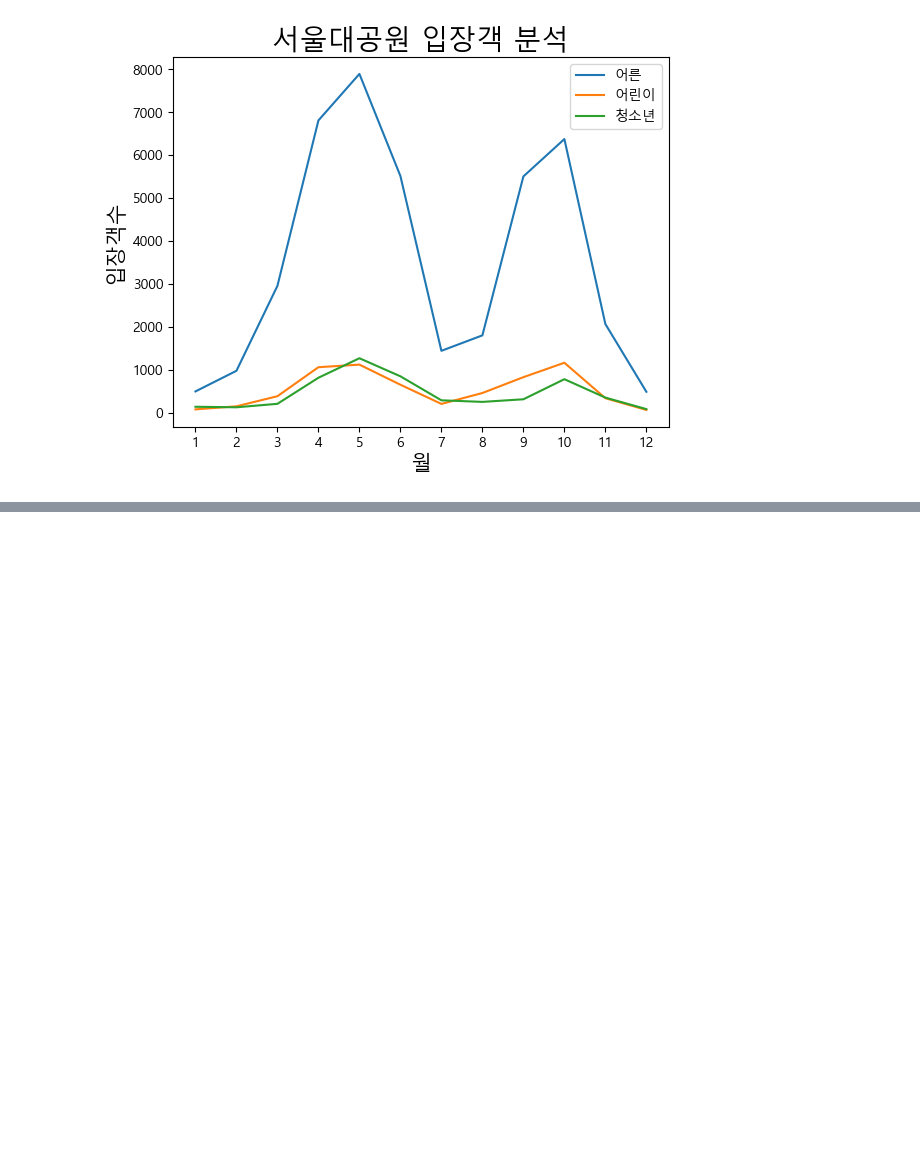
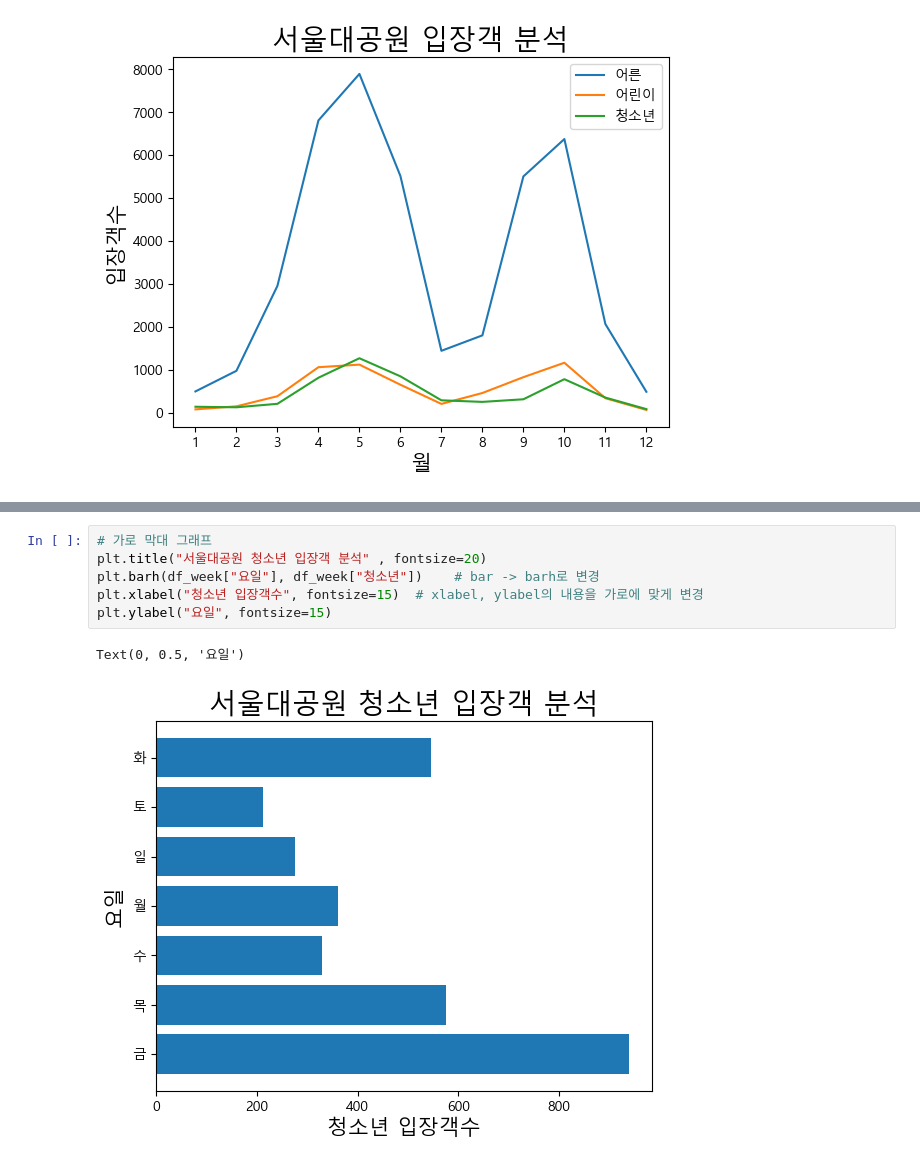
Before and after one commit to HOT8OY/SESAC_FullStackEducation, a Jupyter notebook: 12_pandas/data_visualization/2_선 그래프와 막대 그래프.ipynb, the cells around one changed output, grey strips where cells are left out. Drawn from its saved outputs; the diff is of its cells as text; blank space fills up the shorter version.

```diff
--- a/12_pandas/data_visualization/2_선 그래프와 막대 그래프.ipynb
+++ b/12_pandas/data_visualization/2_선 그래프와 막대 그래프.ipynb
@@ -94,0 +188,9 @@ plt.show()
+# %%
+# 가로 막대 그래프
+plt.title("서울대공원 청소년 입장객 분석" , fontsize=20)
+plt.barh(df_week["요일"], df_week["청소년"])    # bar -> barh로 변경
+plt.xlabel("청소년 입장객수", fontsize=15)  # xlabel, ylabel의 내용을 가로에 맞게 변경
+plt.ylabel("요일", fontsize=15)
+# %% [output]
+Text(0, 0.5, '요일')
+[figure, added]
```
Also changed, not shown: parts of 16 cells of this notebook, 13 other files.
